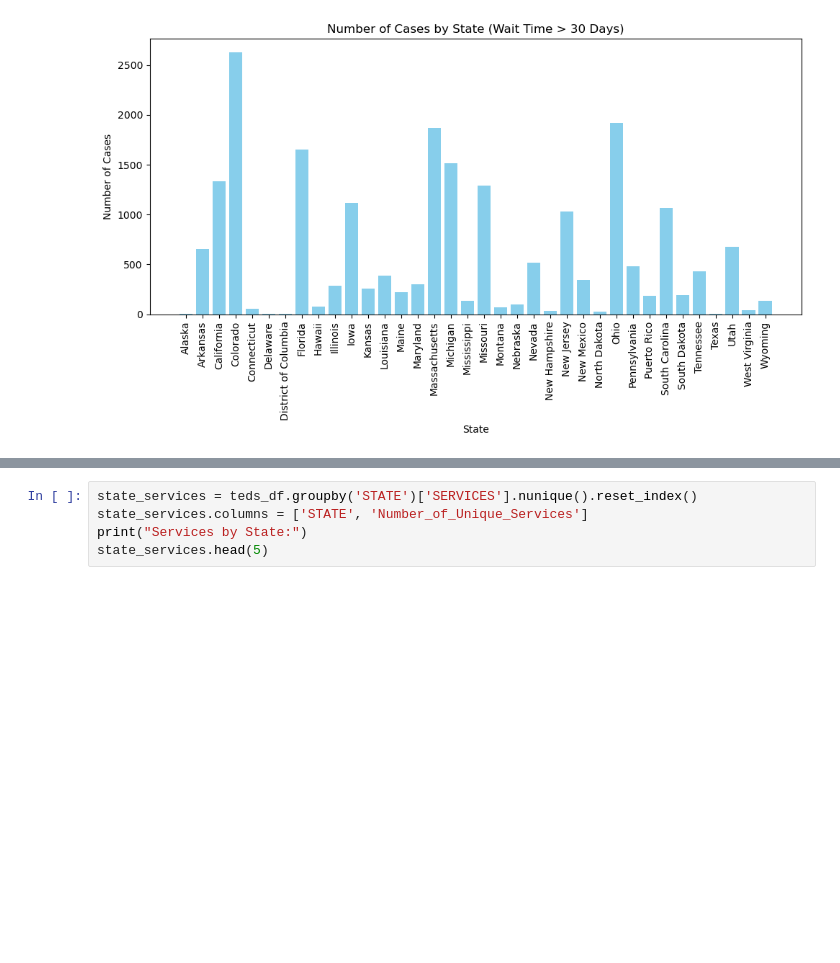
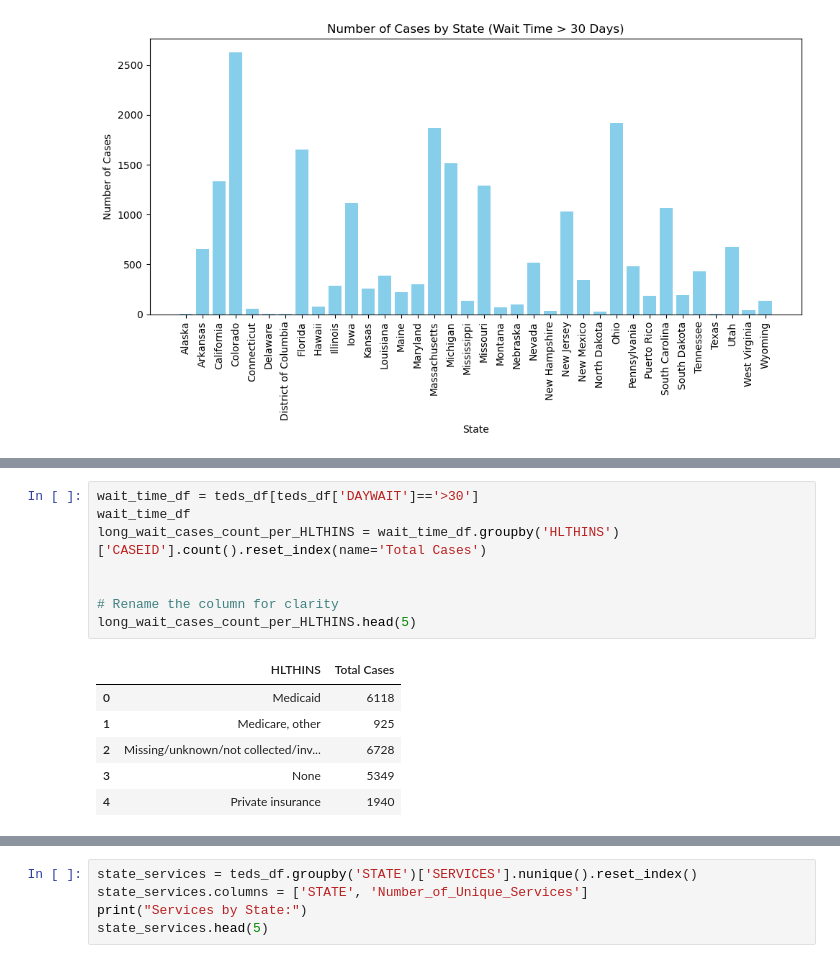
Before and after one commit to JimmyCII/Project_1_DataClass, a Jupyter notebook: project1_starter.ipynb, the cells around one changed output, grey strips where cells are left out. Saved outputs shown, nothing was run; the diff lists cells and outputs as text; blank space fills up the shorter version.

```diff
--- a/project1_starter.ipynb
+++ b/project1_starter.ipynb
@@ -349,0 +359,15 @@ plt.show()
+# %%
+wait_time_df = teds_df[teds_df['DAYWAIT']=='>30']
+wait_time_df
+long_wait_cases_count_per_HLTHINS = wait_time_df.groupby('HLTHINS')['CASEID'].count().reset_index(name='Total Cases')
+
+
+# Rename the column for clarity
+long_wait_cases_count_per_HLTHINS.head(5)
+# %% [output]
+|  | HLTHINS | Total Cases |
+| 0 | Medicaid | 6118 |
+| 1 | Medicare, other | 925 |
+| 2 | Missing/unknown/not collected/inv... | 6728 |
+| 3 | None | 5349 |
+| 4 | Private insurance | 1940 |
```
Also changed, not shown: parts of 2 cells of this notebook, 1 other file.
